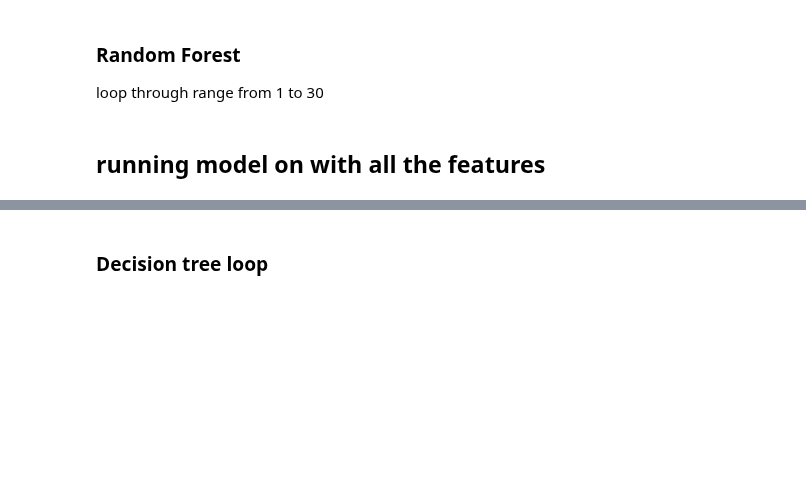
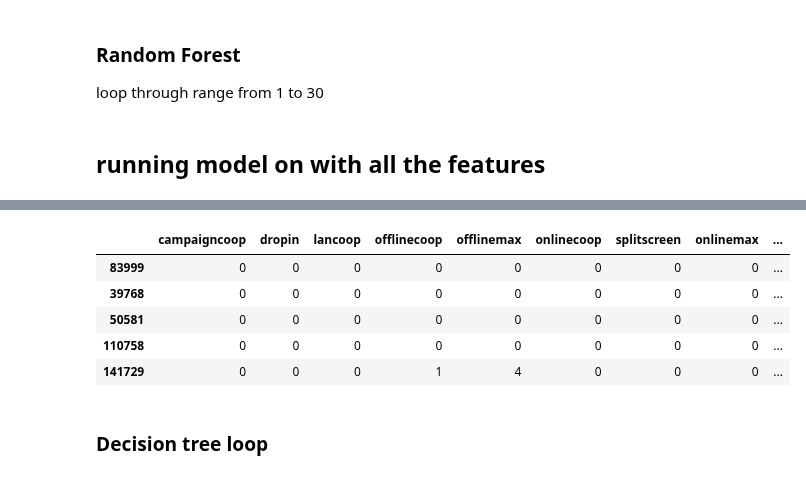
Before and after one commit to MrEnigmamgine/Videogame-Capstone_fork, a Jupyter notebook: Lindy_workbook.ipynb, the cells around one changed output, grey strips where cells are left out. Cells and saved outputs as stored; diff of their text form; code cells hidden in the pictures; blank space fills up the shorter version.

```diff
--- a/Lindy_workbook.ipynb
+++ b/Lindy_workbook.ipynb
@@ -951,3 +1002,12 @@ RFX_prediction
+# %%
+X_validate.head()
+# %% [output]
+|  | campaigncoop | dropin | lancoop | offlinecoop | offlinemax | onlinecoop | splitscreen | onlinemax | ... |
+| 83999 | 0 | 0 | 0 | 0 | 0 | 0 | 0 | 0 | ... |
+| 39768 | 0 | 0 | 0 | 0 | 0 | 0 | 0 | 0 | ... |
+| 50581 | 0 | 0 | 0 | 0 | 0 | 0 | 0 | 0 | ... |
+| 110758 | 0 | 0 | 0 | 0 | 0 | 0 | 0 | 0 | ... |
+| 141729 | 0 | 0 | 0 | 1 | 4 | 0 | 0 | 0 | ... |
 # %% [markdown]
 ### Decision tree loop
 # %%
```
Also changed, not shown: parts of 59 cells of this notebook.
